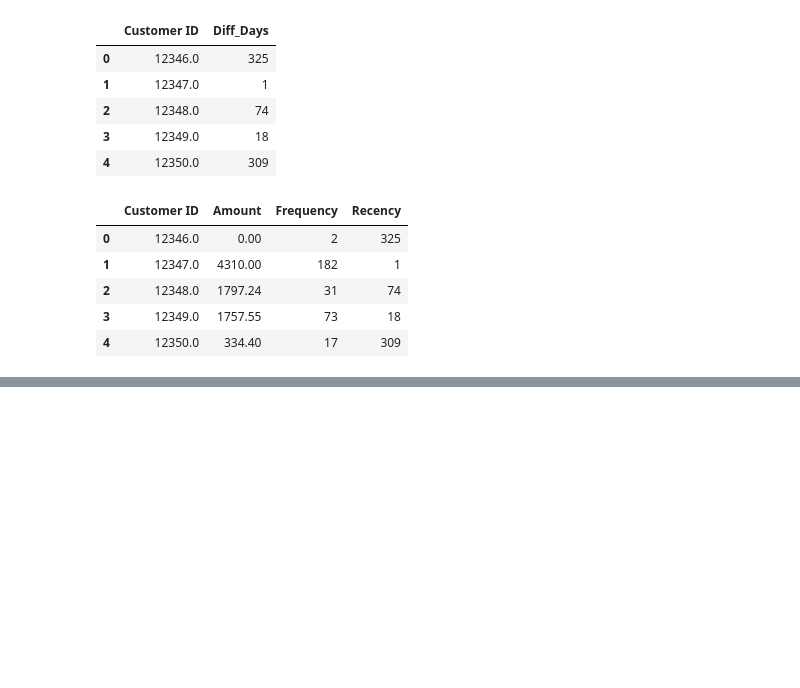
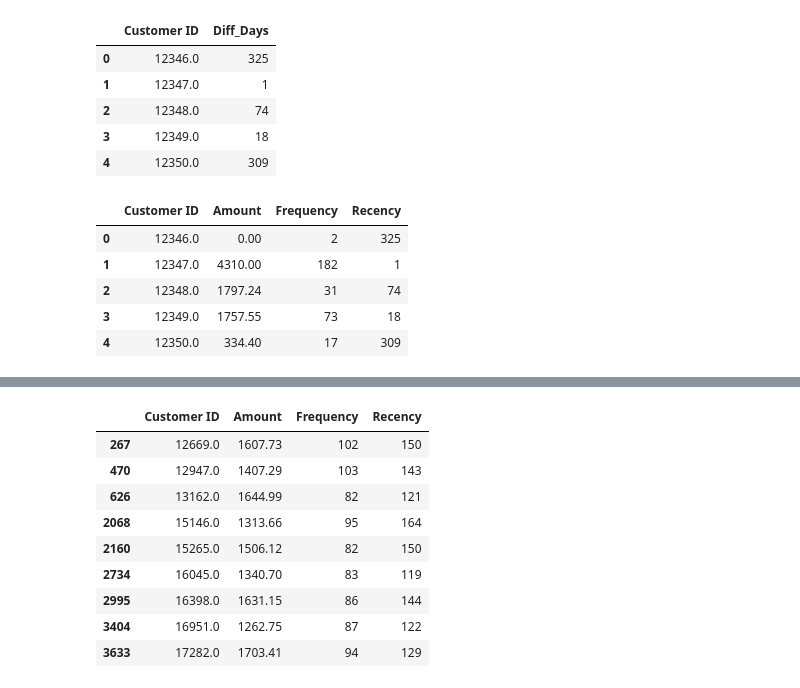
Before and after one commit to manishkr1754/Online_Retail_Customer_Segmentation_RFM_Analysis, a Jupyter notebook: Online Retail Customer Segmentation RFM Analysis.ipynb, the cells around one changed output, grey strips where cells are left out. Saved outputs shown, nothing was run; the diff lists cells and outputs as text; code cells hidden in the pictures; blank space fills up the shorter version.

```diff
--- a/Online Retail Customer Segmentation RFM Analysis.ipynb
+++ b/Online Retail Customer Segmentation RFM Analysis.ipynb
@@ -426,0 +484,15 @@ rfm.head()
+# %%
+rfm = rfm.loc[(rfm['Amount']<=2052) & (rfm['Amount']>=1171) & (rfm['Frequency']<=127.5) & (rfm['Frequency']>=76.5) & (rfm['Recency']<=166) & (rfm['Recency']>=118)]
+# %%
+rfm
+# %% [output]
+|  | Customer ID | Amount | Frequency | Recency |
+| 267 | 12669.0 | 1607.73 | 102 | 150 |
+| 470 | 12947.0 | 1407.29 | 103 | 143 |
+| 626 | 13162.0 | 1644.99 | 82 | 121 |
+| 2068 | 15146.0 | 1313.66 | 95 | 164 |
+| 2160 | 15265.0 | 1506.12 | 82 | 150 |
+| 2734 | 16045.0 | 1340.70 | 83 | 119 |
+| 2995 | 16398.0 | 1631.15 | 86 | 144 |
+| 3404 | 16951.0 | 1262.75 | 87 | 122 |
+| 3633 | 17282.0 | 1703.41 | 94 | 129 |
```
Also changed, not shown: parts of 7 cells of this notebook.
